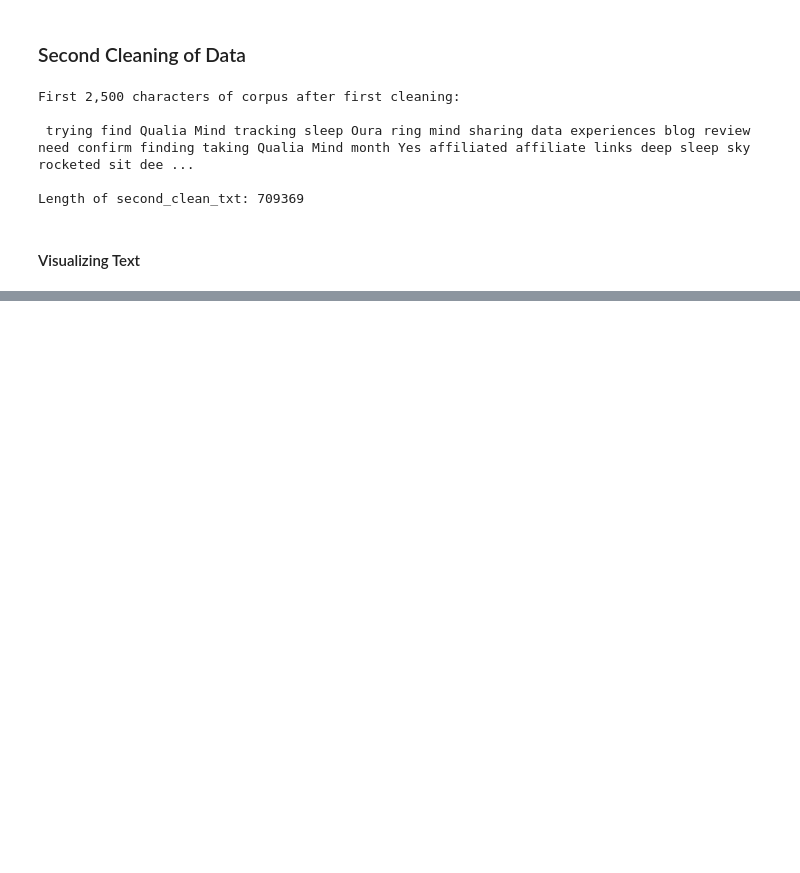
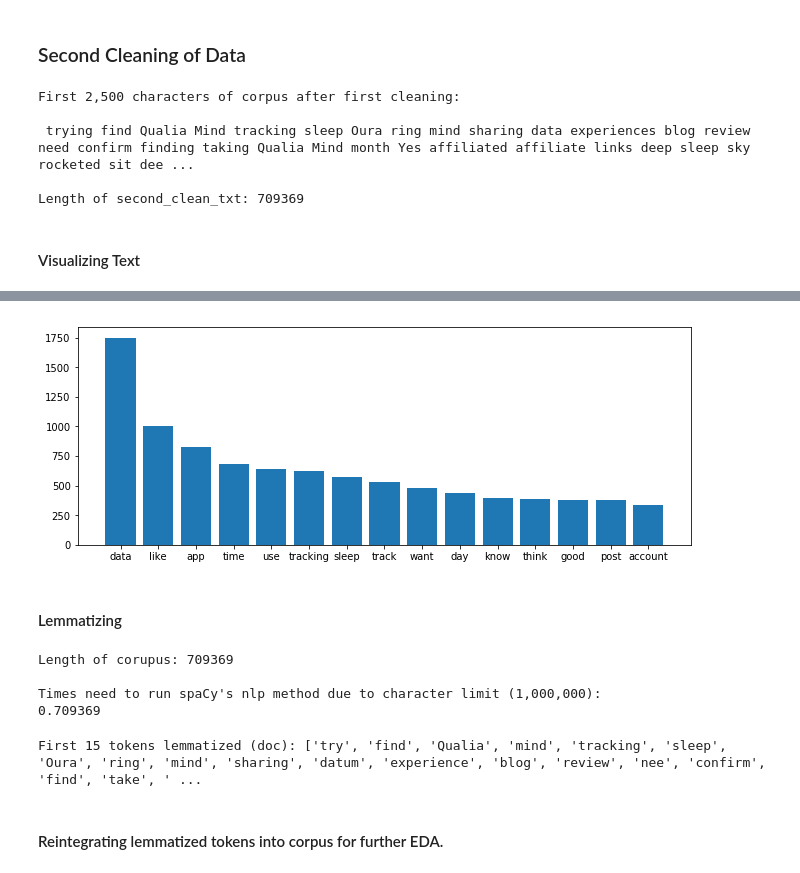
Before and after one commit to ixchelfrg/General_Assembly_DSI_Capstone, a Jupyter notebook: 02_Exploratory_Data_Analysis.ipynb, the cells around one changed output, grey strips where cells are left out. Saved outputs shown, nothing was run; the diff lists cells and outputs as text; code cells hidden in the pictures; blank space fills up the shorter version.

```diff
--- a/02_Exploratory_Data_Analysis.ipynb
+++ b/02_Exploratory_Data_Analysis.ipynb
@@ -410,0 +320,25 @@ plt.show();
+# %%
+# Bar Graph of Most Common Words
+plt.figure(figsize = (11,4))
+plt.bar(x, y);
+plt.savefig('./images/bar_graph_2.png');
+# %% [output]
+[figure, added]
+# %% [markdown]
+#### Lemmatizing
+# %%
+print("Length of corupus: {}\n".format(len(second_clean_txt)))
+print("Times need to run spaCy's nlp method due to character limit (1,000,000):\n{}".format((len(second_clean_txt))/1_000_000))
+# %% [output]
+Length of corupus: 709369
+
+Times need to run spaCy's nlp method due to character limit (1,000,000):
+0.709369
+# %%
+doc_lemma = nlp(second_clean_txt)
+tokens_lemma = [token.lemma_ for token in doc_lemma]
+print("First 15 tokens lemmatized (doc): {}\n".format(tokens_lemma[:50]))
+# %% [output]
+First 15 tokens lemmatized (doc): ['try', 'find', 'Qualia', 'mind', 'tracking', 'sleep', 'Oura', 'ring', 'mind', 'sharing', 'datum', 'experience', 'blog', 'review', 'nee', 'confirm', 'find', 'take', ' ...
+# %% [markdown]
+#### Reintegrating lemmatized tokens into corpus for further EDA.
```
Also changed, not shown: parts of 64 cells of this notebook, 19 other files.
